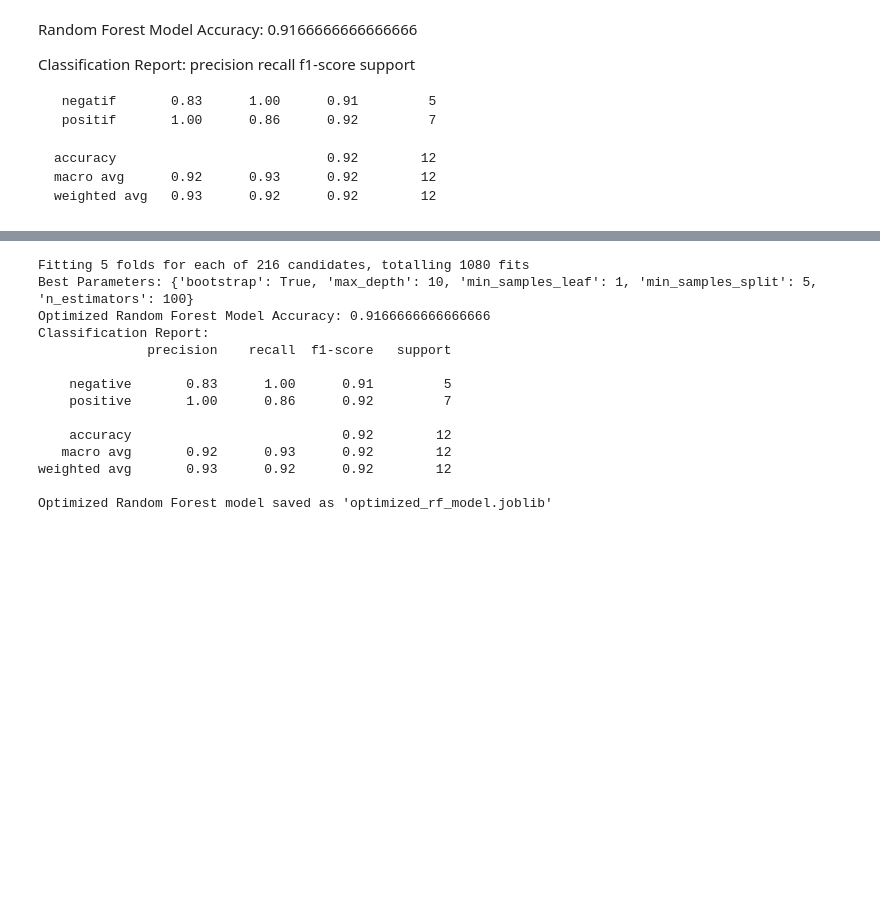
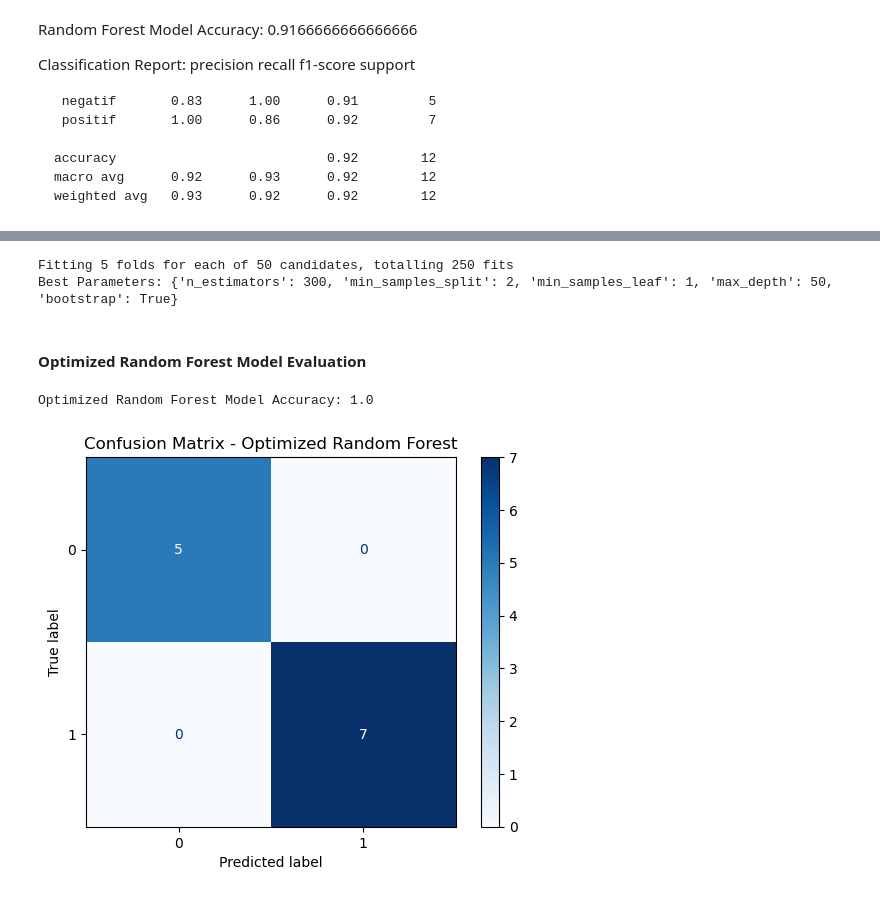
Before and after one commit to Ernawaty2024/handwriting_sentiment_classifier, a Jupyter notebook: ModelData.ipynb, the cells around one changed output, grey strips where cells are left out. Saved outputs shown, nothing was run; the diff lists cells and outputs as text; code cells hidden in the pictures; blank space fills up the shorter version.

```diff
--- a/ModelData.ipynb
+++ b/ModelData.ipynb
@@ -650,56 +711,52 @@ Classification Report:
 # %%
-# Set up a parameter grid for GridSearchCV
-param_grid = {
-    'n_estimators': [50, 100, 200],  # Number of trees
-    'max_depth': [None, 10, 20, 30],  # Max depth of the tree
-    'min_samples_split': [2, 5, 10],  # Minimum number of samples required to split a node
-    'min_samples_leaf': [1, 2, 4],  # Minimum number of samples required to be at a leaf node
+# Set up a parameter grid for RandomizedSearchCV
+param_grid_rscv = {
+    'n_estimators': [100, 300, 500],  # Number of trees
+    'max_depth': [10, 20, 30, 50],  # Max depth of the tree
+    'min_samples_split': [2, 5, 10, 15],  # Minimum number of samples required to split a node
+    'min_samples_leaf': [1, 2, 4, 6],  # Minimum number of samples required to be at a leaf node
     'bootstrap': [True, False]  # Whether bootstrap samples are used when building trees
 }
 
 # Initialize a RandomForestClassifier
-rf = RandomForestClassifier(random_state=42)
+rf_rscv = RandomForestClassifier(random_state=42)
 
-# Set up GridSearchCV with 5-fold cross-validation
-grid_search = GridSearchCV(estimator=rf, param_grid=param_grid, cv=5, n_jobs=-1, verbose=2)
+# Create the StratifiedKFold object with 5 folds
+strat_kfold = StratifiedKFold(n_splits=5, shuffle=True, random_state=42)
 
-# Fit the GridSearchCV on the scaled training data
-grid_search.fit(X_train_scaled, y_train)
+# Set up RandomizedSearchCV with StratifiedKFold cross-validation
+random_search = RandomizedSearchCV(estimator=rf_rscv, param_distributions=param_grid_rscv, n_iter=50,
+                                   cv=strat_kfold, verbose=2, random_state=42, n_jobs=-1)
+
+# Fit the RandomizedSearchCV on the scaled training data
+random_search.fit(X_train_scaled, y_train)
 
 # Get the best parameters
-best_params = grid_search.best_params_
+best_params = random_search.best_params_
 print(f"Best Parameters: {best_params}")
 
 # Train the Random Forest model with the best parameters
-best_rf_model = grid_search.best_estimator_
+best_rf_model_rscv = random_search.best_estimator_
 
-# Make predictions
-y_pred_rf = best_rf_model.predict(X_test_scaled)
-
-# Evaluate the model
-accuracy_rf = accuracy_score(y_test, y_pred_rf)
-classification_report_rf = classification_report(y_test, y_pred_rf)
-
-print(f"Optimized Random Forest Model Accuracy: {accuracy_rf}")
-print(f"Classification Report:\n{classification_report_rf}")
-
-# Save the optimized model
-with open('optimized_rf_model.joblib', 'wb') as model_file:
-    joblib.dump(best_rf_model, model_file)
-
-print("Optimized Random Forest model saved as 'optimized_rf_model.joblib'")
+# Make predictions on the test set
+y_pred_rf_rscv = best_rf_model_rscv.predict(X_test_scaled)
 # %% [output]
-Fitting 5 folds for each of 216 candidates, totalling 1080 fits
-Best Parameters: {'bootstrap': True, 'max_depth': 10, 'min_samples_leaf': 1, 'min_samples_split': 5, 'n_estimators': 100}
-Optimized Random Forest Model Accuracy: 0.9166666666666666
-Classification Report:
-              precision    recall  f1-score   support
-
-    negative       0.83      1.00      0.91         5
-    positive       1.00      0.86      0.92         7
-
-    accuracy                           0.92        12
-   macro avg       0.92      0.93      0.92        12
-weighted avg       0.93      0.92      0.92        12
-
-Optimized Random Forest model saved as 'optimized_rf_model.joblib'
+Fitting 5 folds for each of 50 candidates, totalling 250 fits
+Best Parameters: {'n_estimators': 300, 'min_samples_split': 2, 'min_samples_leaf': 1, 'max_depth': 50, 'bootstrap': True}
+# %% [markdown]
+#### Optimized Random Forest Model Evaluation
+# %%
+# Find the accuracy of the optimized model
+accuracy_rf_rscv = accuracy_score(y_test, y_pred_rf_rscv)
+print(f"Optimized Random Forest Model Accuracy: {accuracy_rf_rscv}")
+# %% [output]
+Optimized Random Forest Model Accuracy: 1.0
+# %%
+# Generate a confusion matrix
+conf_matrix = confusion_matrix(y_test, y_pred_rf_rscv)
+disp = ConfusionMatrixDisplay(confusion_matrix=conf_matrix)
+disp.plot(cmap=plt.cm.Blues)
+plt.title("Confusion Matrix - Optimized Random Forest")
+plt.show()
+# %% [output]
+[figure, added]
```
Also changed, not shown: parts of 43 cells of this notebook.
